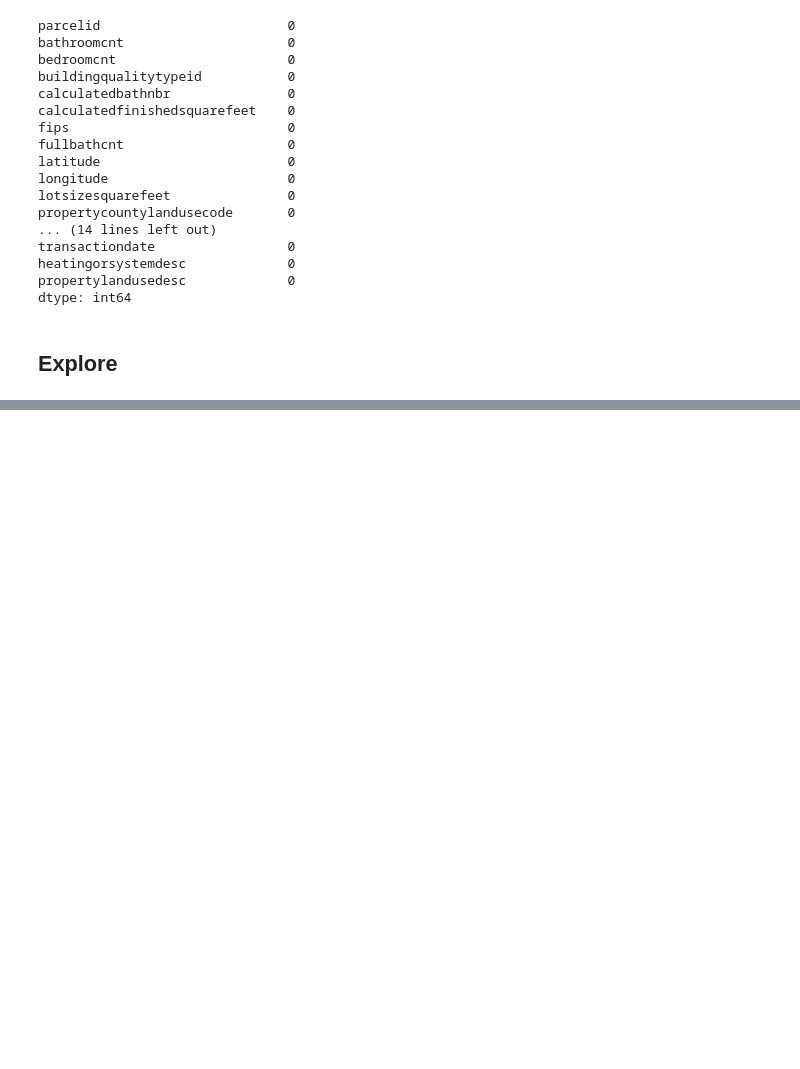
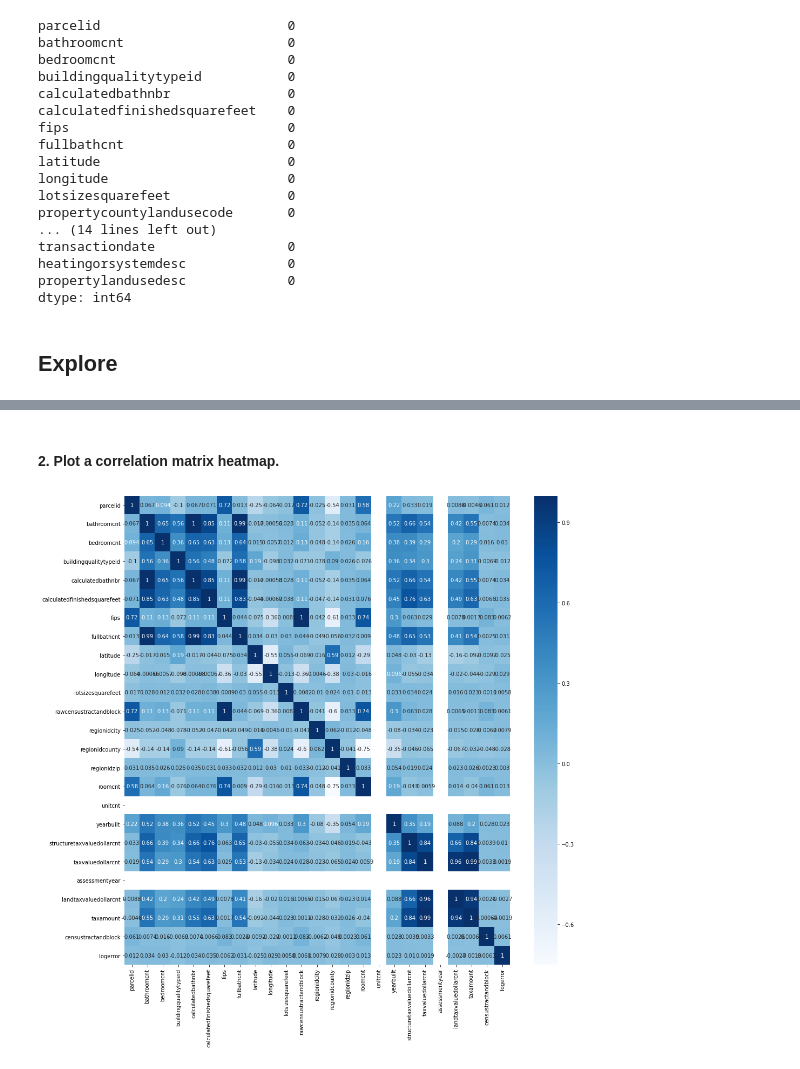
Before and after one commit to aleclhartman/ds-methodologies-exercises, a Jupyter notebook: clustering/explore_zillow.ipynb, the cells around one changed output, grey strips where cells are left out. Saved outputs shown, nothing was run; the diff lists cells and outputs as text; code cells hidden in the pictures; blank space fills up the shorter version.

```diff
--- a/clustering/explore_zillow.ipynb
+++ b/clustering/explore_zillow.ipynb
@@ -122,0 +132,8 @@ dtype: int64
+# %% [markdown]
+#### 2. Plot a correlation matrix heatmap.
+# %%
+plt.figure(figsize=(16, 16))
+sns.heatmap(train.corr(), annot=True, cmap="Blues")
+plt.show()
+# %% [output]
+[figure, added]
```
Also changed, not shown: parts of 11 cells of this notebook.
